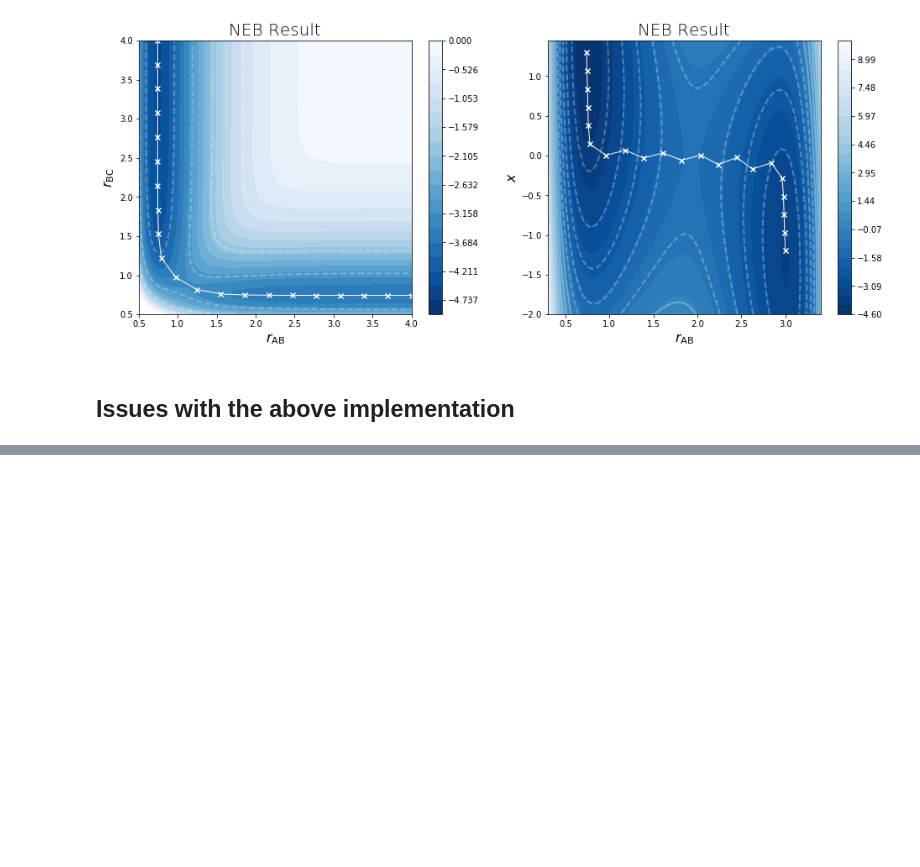
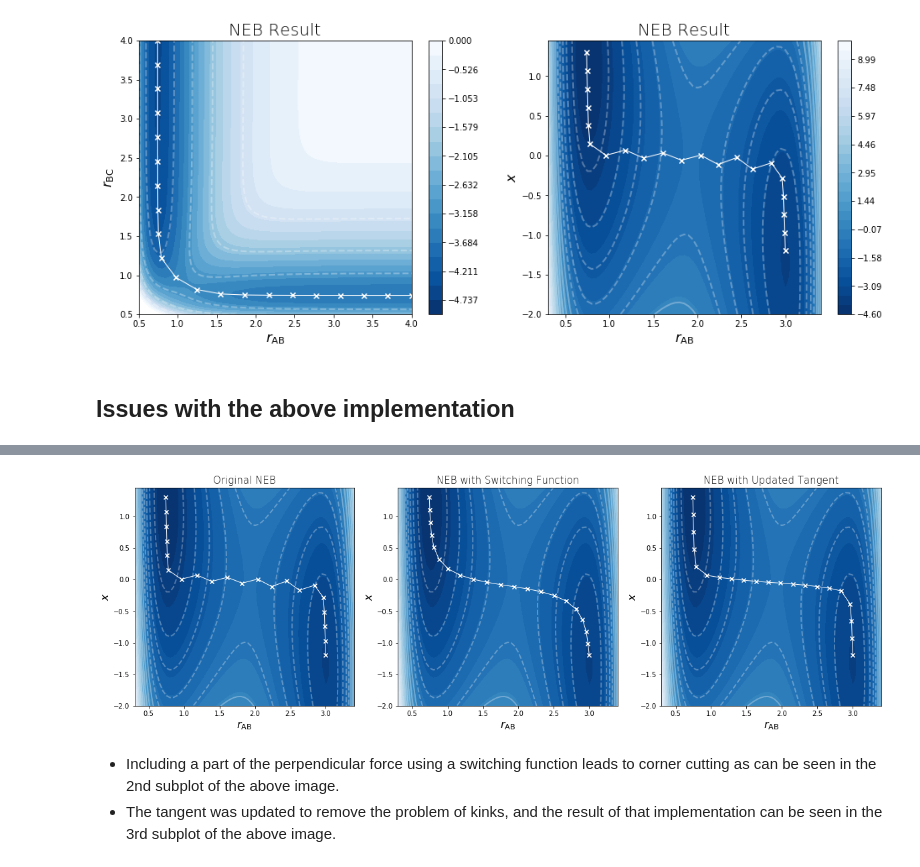
Before and after one commit to shaunak-badani/NEB, a Jupyter notebook: NEB.ipynb, the cells around one changed output, grey strips where cells are left out. Saved outputs shown, nothing was run; the diff lists cells and outputs as text; code cells hidden in the pictures; blank space fills up the shorter version.

Commit message:
Implemented updated tangent equation

```diff
--- a/NEB.ipynb
+++ b/NEB.ipynb
@@ -331,0 +442,48 @@ _ = ax.set_xlim(0.3, 3.4)
+# %%
+ini = np.array([0.742, 1.3])
+fin = np.array([3.0, -1.2])
+
+P = 20
+neb_updated_tangent = NEB(np.full(P, 30.0))
+neb_updated_tangent.interpolate(ini, fin, P)
+neb_updated_tangent.minimize(2000, LEPS_II().F, LEPS_II().V)
+# %%
+fig = plt.figure(figsize = (20, 6))
+
+ax = fig.add_subplot(1, 3, 1)
+C = plt.contourf(rAB_II, x, LEPS_II_arr, cmap="Blues_r", levels = np.linspace(-4.6, 10, 30))
+ax.contour(rAB_II, x, LEPS_II_arr, colors='white', levels = np.linspace(-4.6, 10, 20), alpha = 0.3, linewidths = 2)
+ax.set_xlabel('$r_\mathrm{AB}$', fontsize = 16)
+ax.set_ylabel('$x$', fontsize = 16)
+ax.set_title("Original NEB", fontsize = 15, fontweight = 100)
+images = np.array(neb_II.images)
+ax.scatter(images[:, 0], images[:, 1], color='white', marker = 'x')
+ax.plot(images[:, 0], images[:, 1], color='white', linewidth = 1)
+_ = ax.set_xlim(0.3, 3.4)
+
+ax = fig.add_subplot(1, 3, 2)
+C = plt.contourf(rAB_II, x, LEPS_II_arr, cmap="Blues_r", levels = np.linspace(-4.6, 10, 30))
+ax.contour(rAB_II, x, LEPS_II_arr, colors='white', levels = np.linspace(-4.6, 10, 20), alpha = 0.3, linewidths = 2)
+ax.set_xlabel('$r_\mathrm{AB}$', fontsize = 16)
+ax.set_ylabel('$x$', fontsize = 16)
+ax.set_title("NEB with Switching Function", fontsize = 15, fontweight = 100)
+images = np.array(neb_switch_function.images)
+ax.scatter(images[:, 0], images[:, 1], color='white', marker = 'x')
+ax.plot(images[:, 0], images[:, 1], color='white', linewidth = 1)
+_ = ax.set_xlim(0.3, 3.4)
+
+ax = fig.add_subplot(1, 3, 3)
+C = plt.contourf(rAB_II, x, LEPS_II_arr, cmap="Blues_r", levels = np.linspace(-4.6, 10, 30))
+ax.contour(rAB_II, x, LEPS_II_arr, colors='white', levels = np.linspace(-4.6, 10, 20), alpha = 0.3, linewidths = 2)
+ax.set_xlabel('$r_\mathrm{AB}$', fontsize = 16)
+ax.set_ylabel('$x$', fontsize = 16)
+ax.set_title("NEB with Updated Tangent", fontsize = 15, fontweight = 100)
+images = np.array(neb_updated_tangent.images)
+ax.scatter(images[:, 0], images[:, 1], color='white', marker = 'x')
+ax.plot(images[:, 0], images[:, 1], color='white', linewidth = 1)
+_ = ax.set_xlim(0.3, 3.4)
+# %% [output]
+[figure, added]
+# %% [markdown]
+- Including a part of the perpendicular force using a switching function leads to corner cutting as can be seen in the 2nd subplot of the above image.
+- The tangent was updated to remove the problem of kinks, and the result of that implementation can be seen in the 3rd subplot of the above image.
```
Also changed, not shown: parts of 8 cells of this notebook.
